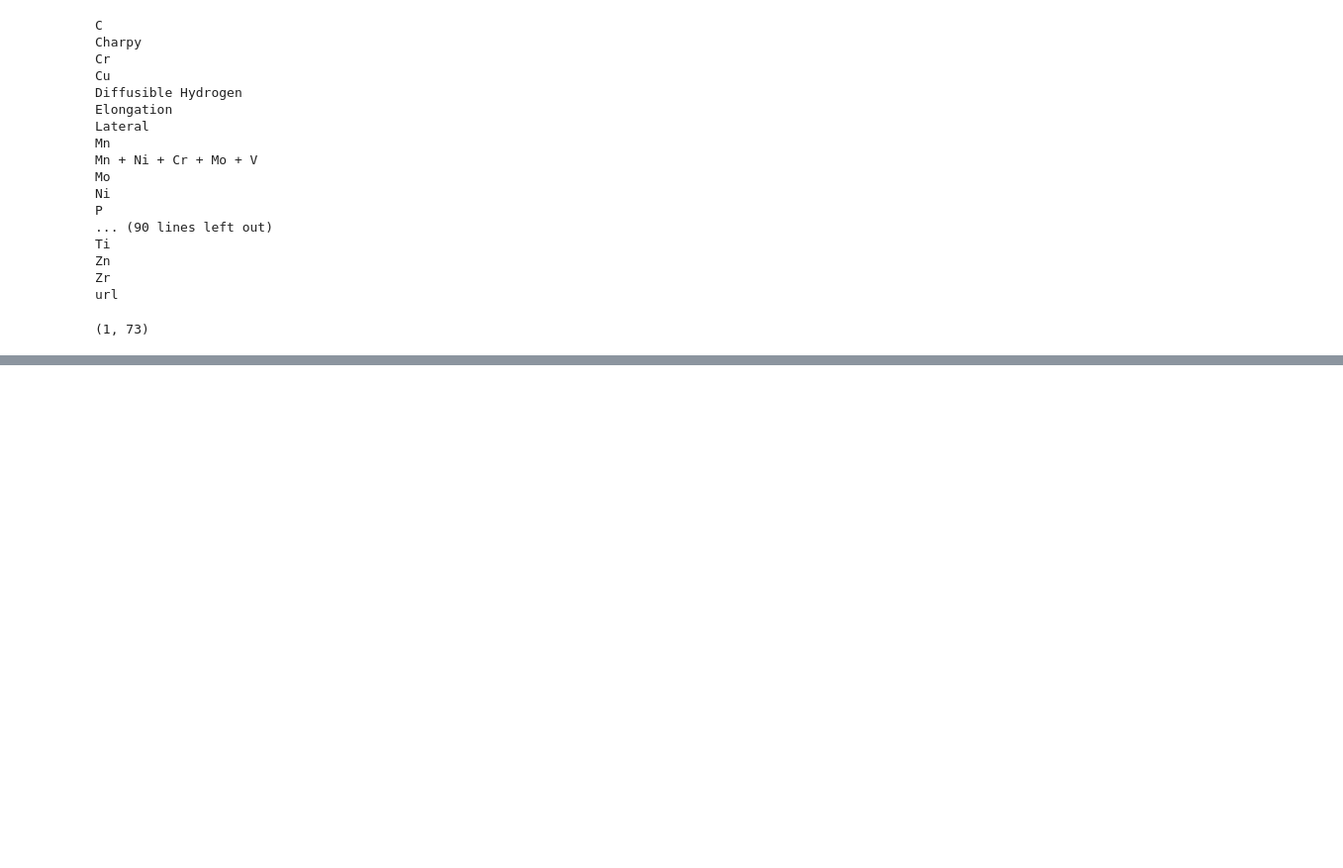
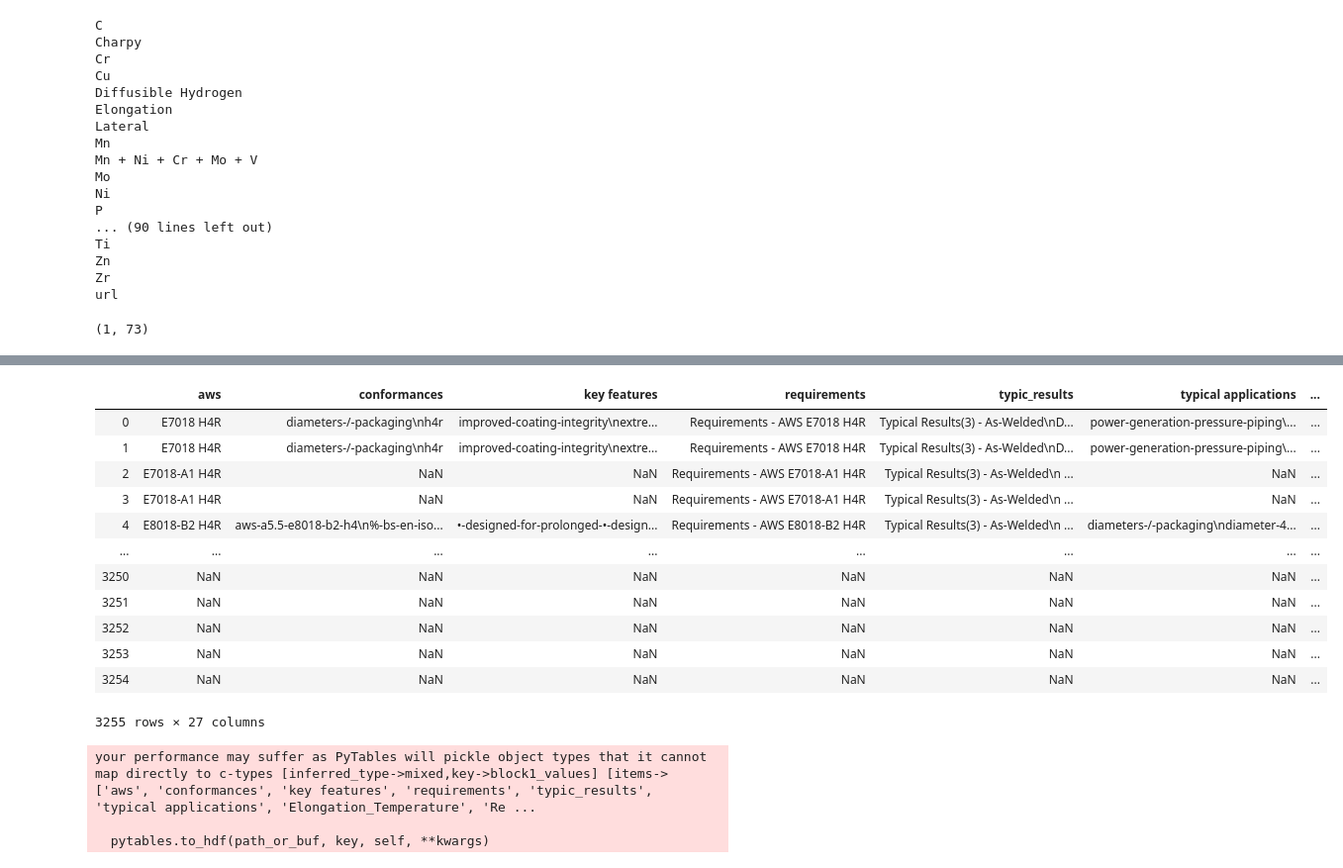
Before and after one commit to PrasannS/WeldingAnalysis, a Jupyter notebook: analysis.ipynb, the cells around one changed output, grey strips where cells are left out. Shown at 99% size. Drawn from its saved outputs; the diff is of its cells as text; code cells hidden in the pictures; blank space fills up the shorter version.

Commit message:
restructured data added

```diff
--- a/analysis.ipynb
+++ b/analysis.ipynb
@@ -98,0 +146,25 @@ numvals.shape
+# %%
+import math
+def get_elems_list(row, cols):
+    elem_comb = {}
+    elem_list = []
+    i = 0
+    for a in row:
+        if not math.isnan(a):
+            elem_list.append(cols[i])
+        i+=1
+    elem_comb['elements'] = elem_list
+    return elem_comb
+
+def get_data_rep(df):
+    elements = get_elements(df)
+    ecols = elements.columns
+    data = df.drop(columns = ecols)
+    e = pd.DataFrame()
+    for i in range (0, len(elements)):
+        e =e.append(get_elems_list(elements.loc[i], ecols), ignore_index=True)
+    print(e)
+    data['elements'] = e['elements']
+    return data
+# %%
+tmp = get_data_rep(df)
@@ -98,0 +201,23 @@ numvals.shape
+# %%
+tmp.select_dtypes(['object'])
+# %% [output]
+|  | aws | conformances | key features | requirements | typic_results | typical applications | ... |
+| 0 | E7018 H4R | diameters-/-packaging\nh4r | improved-coating-integrity\nextre... | Requirements - AWS E7018 H4R | Typical Results(3) - As-Welded\nD... | power-generation-pressure-piping\... | ... |
+| 1 | E7018 H4R | diameters-/-packaging\nh4r | improved-coating-integrity\nextre... | Requirements - AWS E7018 H4R | Typical Results(3) - As-Welded\nD... | power-generation-pressure-piping\... | ... |
+| 2 | E7018-A1 H4R | NaN | NaN | Requirements - AWS E7018-A1 H4R | Typical Results(3) - As-Welded\n ... | NaN | ... |
+| 3 | E7018-A1 H4R | NaN | NaN | Requirements - AWS E7018-A1 H4R | Typical Results(3) - As-Welded\n ... | NaN | ... |
+| 4 | E8018-B2 H4R | aws-a5.5-e8018-b2-h4\n%-bs-en-iso... | •-designed-for-prolonged-•-design... | Requirements - AWS E8018-B2 H4R | Typical Results(3) - As-Welded\n ... | diameters-/-packaging\ndiameter-4... | ... |
+| ... | ... | ... | ... | ... | ... | ... | ... |
+| 3250 | NaN | NaN | NaN | NaN | NaN | NaN | ... |
+| 3251 | NaN | NaN | NaN | NaN | NaN | NaN | ... |
+| 3252 | NaN | NaN | NaN | NaN | NaN | NaN | ... |
+| 3253 | NaN | NaN | NaN | NaN | NaN | NaN | ... |
+| 3254 | NaN | NaN | NaN | NaN | NaN | NaN | ... |
+3255 rows × 27 columns
+# %%
+tmp.to_hdf('props_data.hdf5', 'props')
+# %% [output]
+your performance may suffer as PyTables will pickle object types that it cannot
+map directly to c-types [inferred_type->mixed,key->block1_values] [items->['aws', 'conformances', 'key features', 'requirements', 'typic_results', 'typical applications', 'Elongation_Temperature', 'Re ...
+
+  pytables.to_hdf(path_or_buf, key, self, **kwargs)
```
Also changed, not shown: parts of 8 cells of this notebook.
